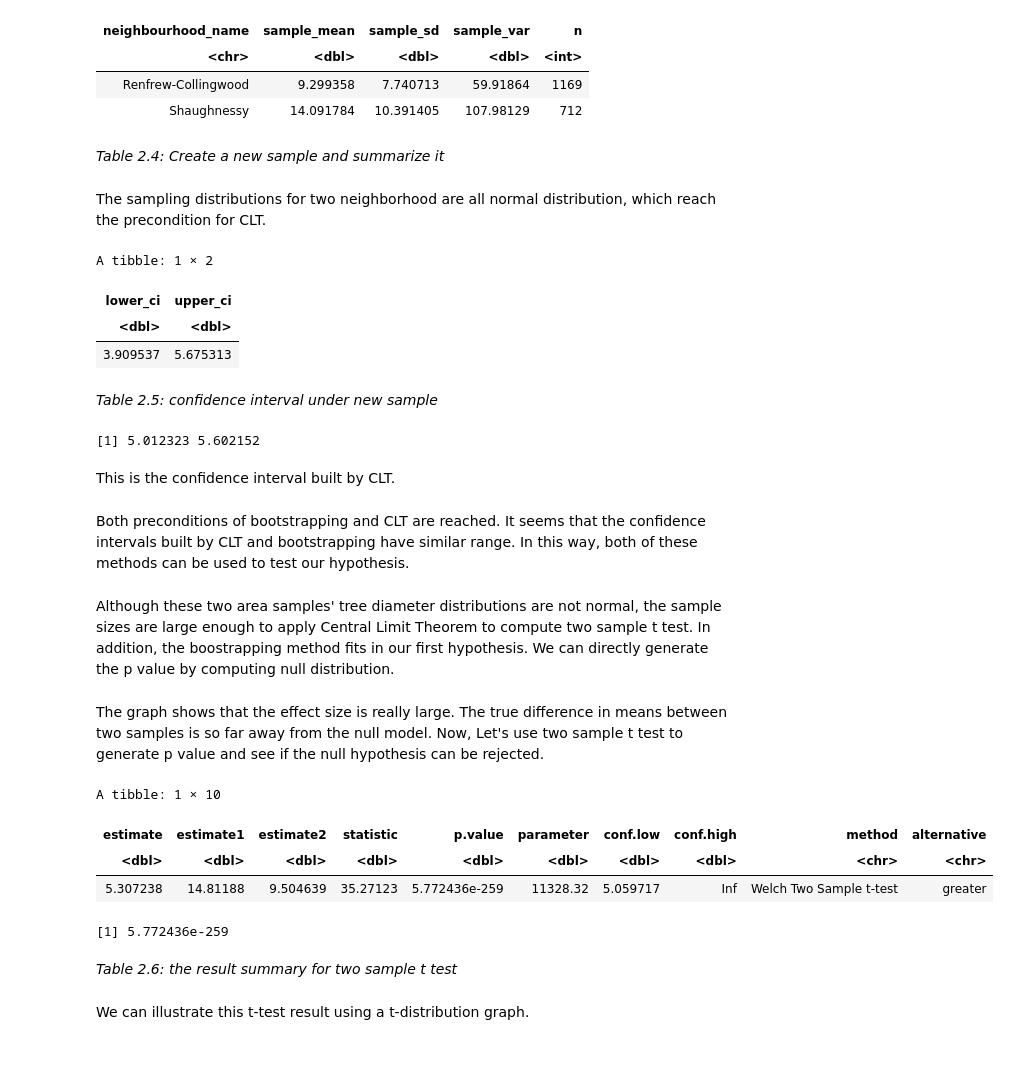
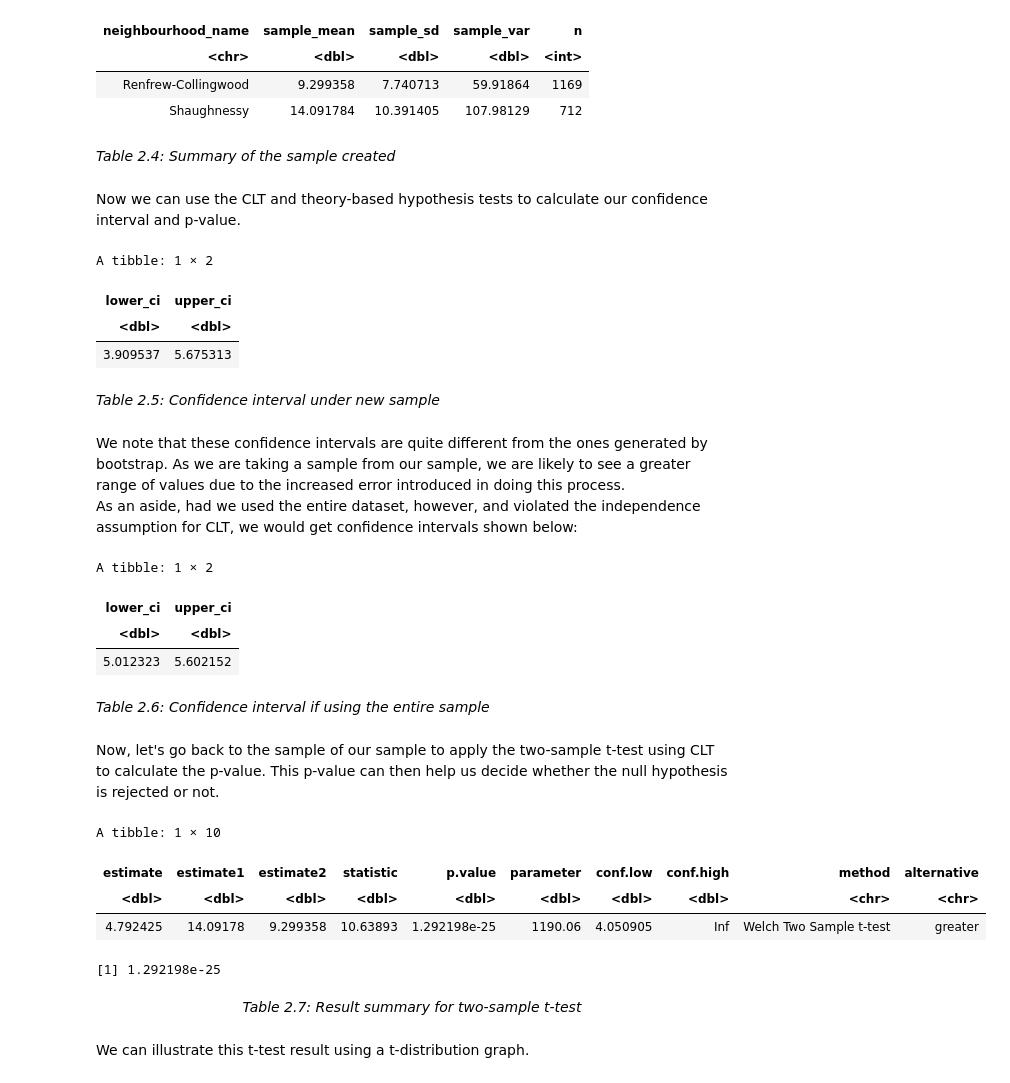
Before and after one commit to eshuaiii/stat-201-2023w1-group-50, a Jupyter notebook: 50_project_report.ipynb, the cells around one changed output. Cells and saved outputs as stored; diff of their text form; code cells hidden in the pictures; blank space fills up the shorter version.

```diff
--- a/50_project_report.ipynb
+++ b/50_project_report.ipynb
@@ -417,9 +420,9 @@ A tibble: 2 × 5
 | Renfrew-Collingwood | 9.299358 | 7.740713 | 59.91864 | 1169 |
 | Shaughnessy | 14.091784 | 10.391405 | 107.98129 | 712 |
 # %% [markdown]
-*Table 2.4: Create a new sample and summarize it*
+*Table 2.4: Summary of the sample created*
 # %% [markdown]
-The sampling distributions for two neighborhood are all normal distribution, which reach the precondition for CLT.
+Now we can use the CLT and theory-based hypothesis tests to calculate our confidence interval and p-value.
 # %%
 # Calculate the standard error
 se_rc <- sample_summary$sample_var[1] / sample_summary$n[1]
@@ -441,9 +444,12 @@ A tibble: 1 × 2
 | <dbl> | <dbl> |
 | 3.909537 | 5.675313 |
 # %% [markdown]
-*Table 2.5: confidence interval under new sample*
+*Table 2.5: Confidence interval under new sample*
+# %% [markdown]
+We note that these confidence intervals are quite different from the ones generated by bootstrap. As we are taking a sample from our sample, we are likely to see a greater range of values due to the increased error introduced in doing this process.<br>
+As an aside, had we used the entire dataset, however, and violated the independence assumption for CLT, we would get confidence intervals shown below:
 # %%
-# !!! This is using the entire sample.
+# !!! This is using the entire sample, violating the independence assumption.
 # Calculate the mean and standard deviation for each neighborhood
 trees_data <- street_trees_cleaned %>%
   group_by(neighbourhood_name) %>%
@@ -452,8 +458,6 @@ trees_data <- street_trees_cleaned %>%
     mean = mean(diameter),
     sd = sd(diameter)) %>%
  ungroup()
-
-
 
 # Calculate the standard error for each group
 trees_data <- trees_data %>%
@@ -480,40 +484,42 @@ ci_lower <- obs_diff - margin_of_error
 ci_upper <- obs_diff + margin_of_error
 
 # Print the confidence interval
-ci <- c(ci_lower, ci_upper)
-print(ci)
+ci <- tibble(
+        lower_ci = ci_lower,
+        upper_ci = ci_upper
+    )
+ci
 # %% [output]
-[1] 5.012323 5.602152
+A tibble: 1 × 2
+| lower_ci | upper_ci |
+| <dbl> | <dbl> |
+| 5.012323 | 5.602152 |
-# %% [markdown]
-This is the confidence interval built by CLT.
-# %% [markdown]
-Both preconditions of bootstrapping and CLT are reached. It seems that the confidence intervals built by CLT and bootstrapping have similar range. In this way, both of these methods can be used to test our hypothesis.
+# %% [markdown]
+*Table 2.6: Confidence interval if using the entire sample*
 # %% [markdown]
-Although these two area samples' tree diameter distributions are not normal, the sample sizes are large enough to apply Central Limit Theorem to compute two sample t test. In addition, the boostrapping method fits in our first hypothesis. We can directly generate the p value by computing null distribution.
+Now, let's go back to the sample of our sample to apply the two-sample t-test using CLT to calculate the p-value. This p-value can then help us decide whether the null hypothesis is rejected or not.
-# %% [markdown]
-The graph shows that the effect size is really large. The true difference in means between two samples is so far away from the null model. Now, Let's use two sample t test to generate p value and see if the null hypothesis can be rejected.
 # %%
-shaughnessy <- street_trees_cleaned |>
+shaughnessy <- trees_sampled |>
     filter(neighbourhood_name == "Shaughnessy")
 
-rc <- street_trees_cleaned |>
+rc <- trees_sampled |>
     filter(neighbourhood_name == "Renfrew-Collingwood")
 
 t_test <- tidy(t.test(x = shaughnessy$diameter, y = rc$diameter, alternative = "greater"))
 
 p_value <- t_test |>
     pull(p.value)
 
 t_test
 p_value
 # %% [output]
 A tibble: 1 × 10
 | estimate | estimate1 | estimate2 | statistic | p.value | parameter | conf.low | conf.high | method | alternative |
 | <dbl> | <dbl> | <dbl> | <dbl> | <dbl> | <dbl> | <dbl> | <dbl> | <chr> | <chr> |
-| 5.307238 | 14.81188 | 9.504639 | 35.27123 | 5.772436e-259 | 11328.32 | 5.059717 | Inf | Welch Two Sample t-test | greater |
+| 4.792425 | 14.09178 | 9.299358 | 10.63893 | 1.292198e-25 | 1190.06 | 4.050905 | Inf | Welch Two Sample t-test | greater |
-[1] 5.772436e-259
+[1] 1.292198e-25
 # %% [markdown]
-*Table 2.6: the result summary for two sample t test*
+<center><em>Table 2.7: Result summary for two-sample t-test</em></center>
 # %% [markdown]
 We can illustrate this t-test result using a t-distribution graph.
 # %%
```
Also changed, not shown: parts of 34 cells of this notebook.
